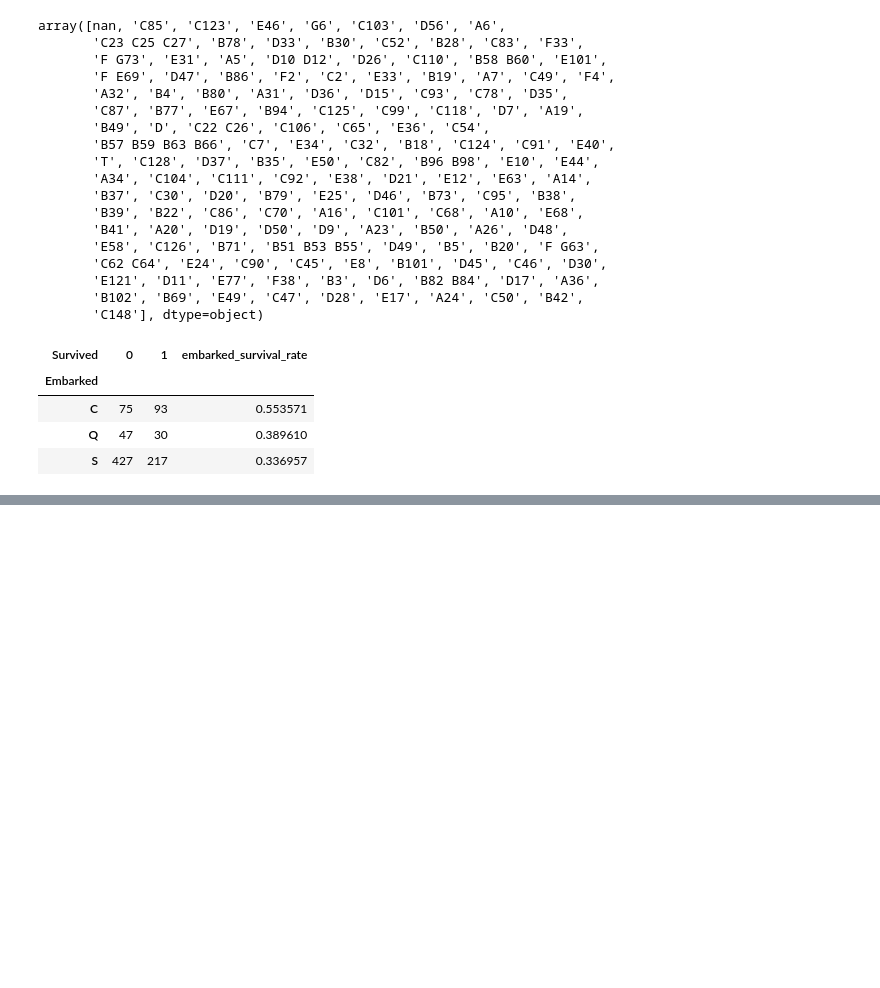
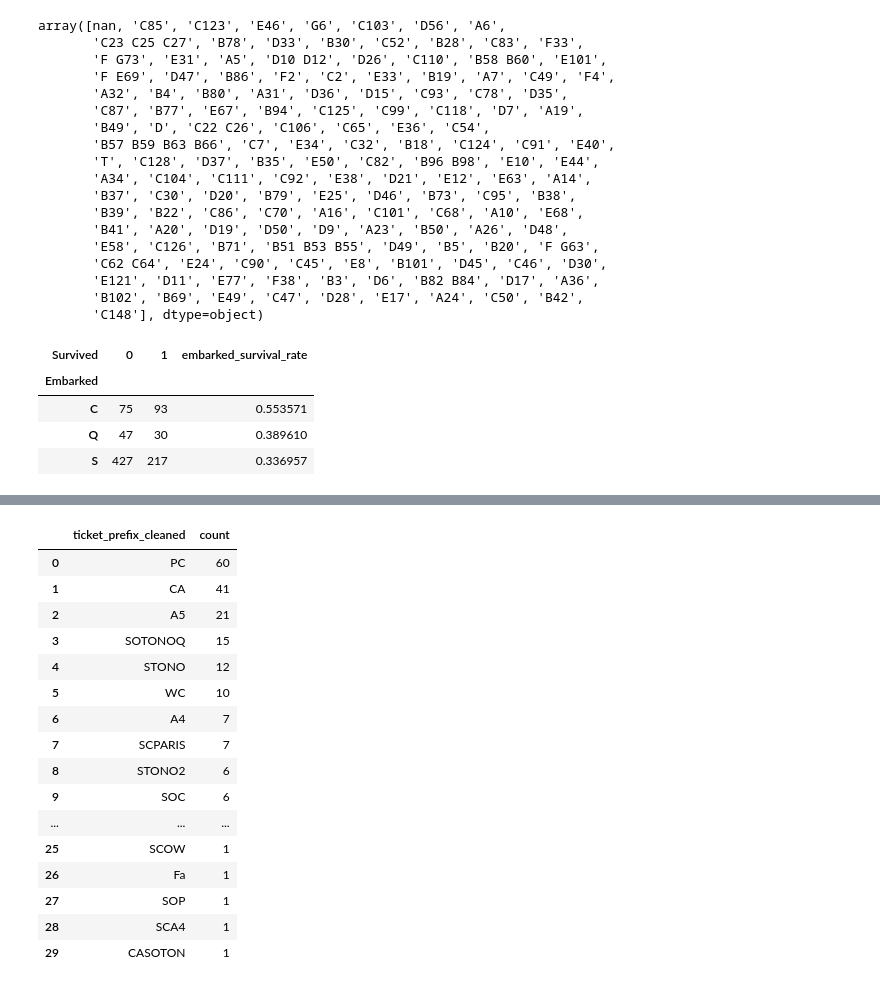
Before and after one commit to AdventurousDataScientist/TitanicSurvival, a Jupyter notebook: Titanic EDA.ipynb, the cells around one changed output, grey strips where cells are left out. Drawn from its saved outputs; the diff is of its cells as text; code cells hidden in the pictures; blank space fills up the shorter version.

```diff
--- a/Titanic EDA.ipynb
+++ b/Titanic EDA.ipynb
@@ -466,0 +492,3 @@ gbr_final_pipe = train_gbr_classifier(preprocessor3, GradientBoostingClassifier,
+# %%
+train['cabin_prefix'] = train['Cabin'].apply(lambda x: get_cabin(x))
+train['cabin_prefix'].value_counts()
@@ -466,0 +539,2 @@ gbr_final_pipe = train_gbr_classifier(preprocessor3, GradientBoostingClassifier,
+# %%
+train['ticket_length'] = train['ticket_prefix']
@@ -466,0 +842,21 @@ gbr_final_pipe = train_gbr_classifier(preprocessor3, GradientBoostingClassifier,
+# %%
+ticket_prefixes = train[train['ticket_code'] == True]['ticket_prefix_cleaned'].value_counts().reset_index()
+ticket_prefixes
+# %% [output]
+|  | ticket_prefix_cleaned | count |
+| 0 | PC | 60 |
+| 1 | CA | 41 |
+| 2 | A5 | 21 |
+| 3 | SOTONOQ | 15 |
+| 4 | STONO | 12 |
+| 5 | WC | 10 |
+| 6 | A4 | 7 |
+| 7 | SCPARIS | 7 |
+| 8 | STONO2 | 6 |
+| 9 | SOC | 6 |
+| ... | ... | ... |
+| 25 | SCOW | 1 |
+| 26 | Fa | 1 |
+| 27 | SOP | 1 |
+| 28 | SCA4 | 1 |
+| 29 | CASOTON | 1 |
```
Also changed, not shown: parts of 74 cells of this notebook, 1 other file.
